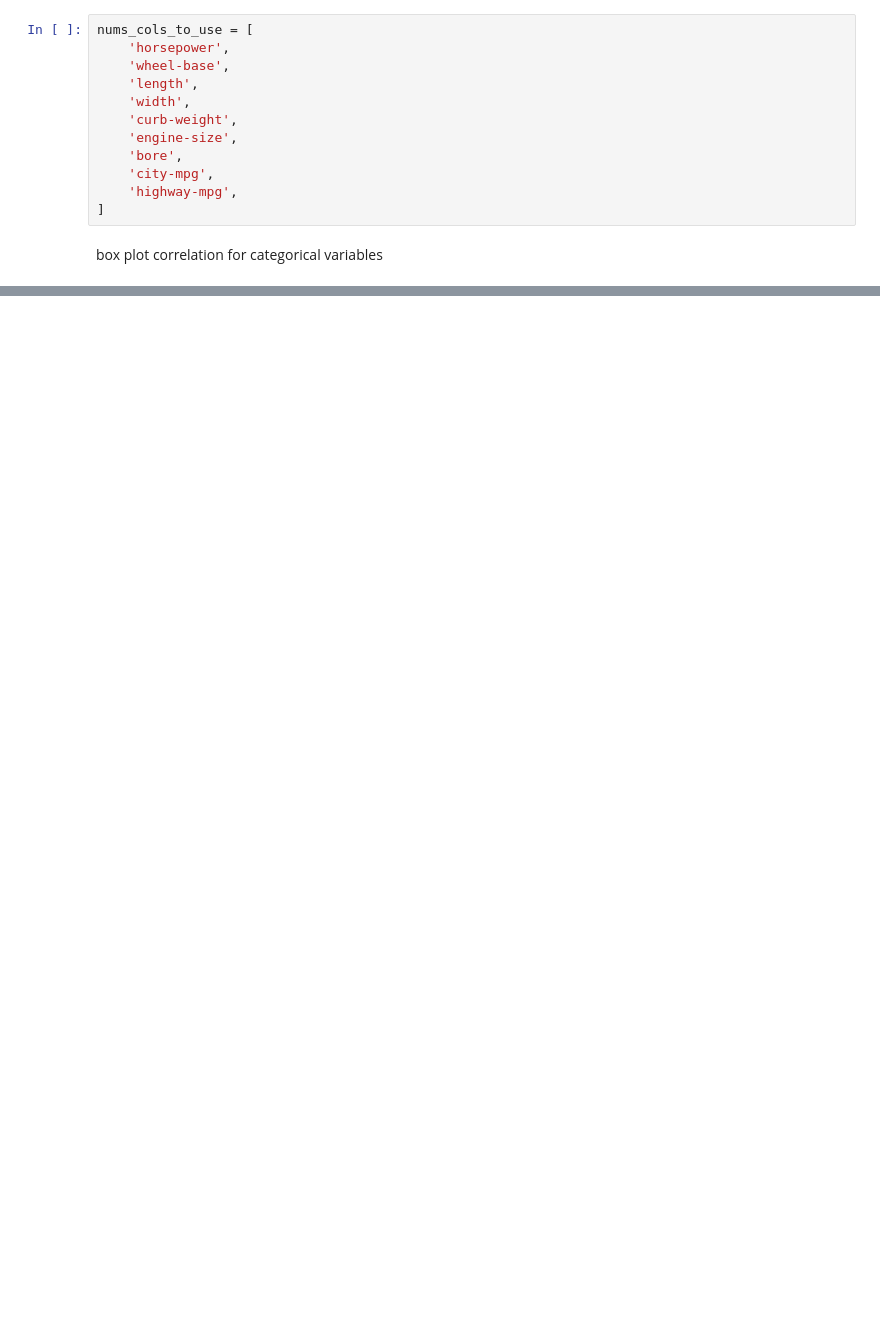
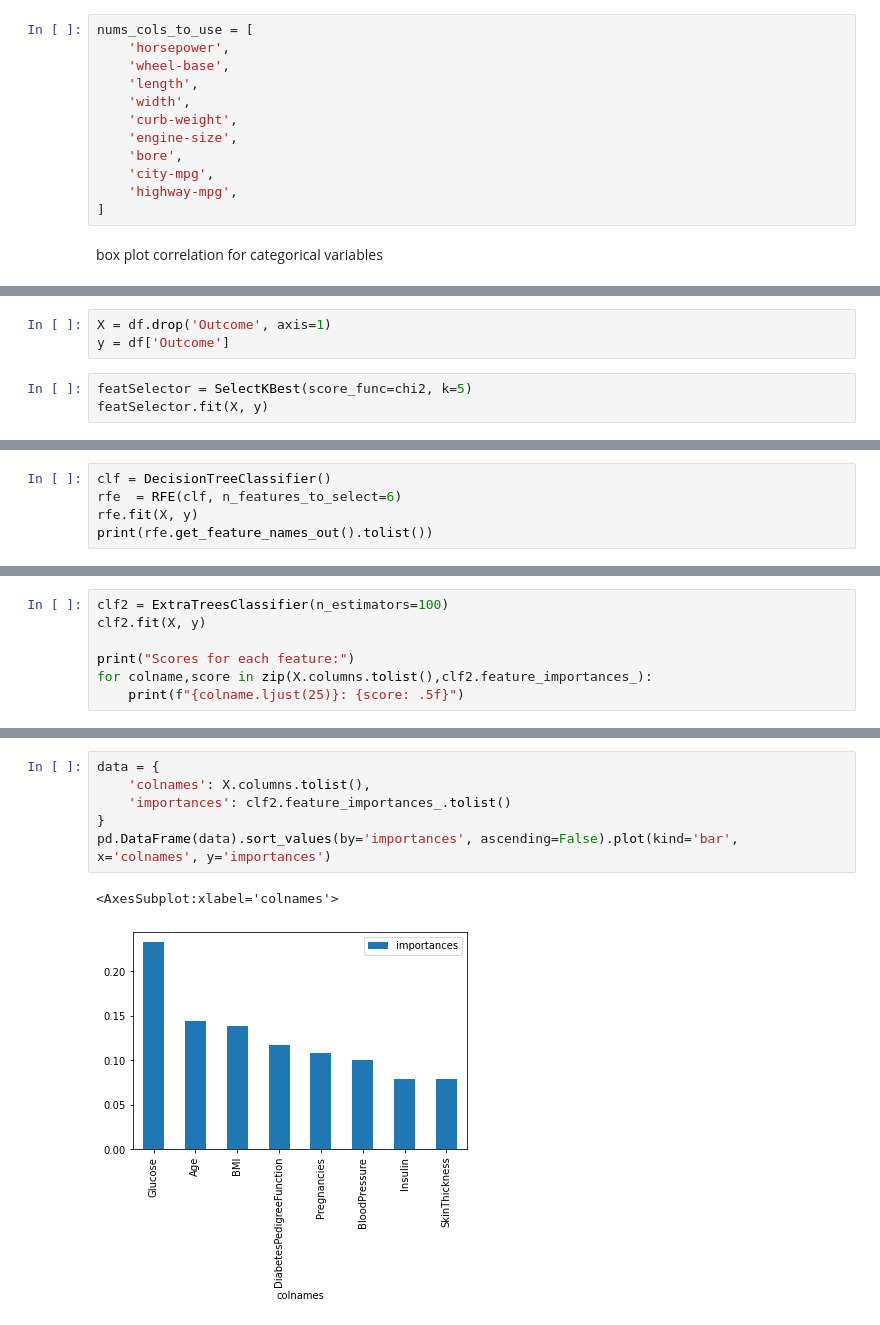
Before and after one commit to digipodium/DP-JUN-ML-200-MTTF, a Jupyter notebook: supervised/feature_selection_technique.ipynb, the cells around one changed output, grey strips where cells are left out. Saved outputs shown, nothing was run; the diff lists cells and outputs as text; blank space fills up the shorter version.

Commit message:
feature selection

```diff
--- a/supervised/feature_selection_technique.ipynb
+++ b/supervised/feature_selection_technique.ipynb
@@ -156,0 +170,6 @@ for col in cat_cols:
+# %%
+X = df.drop('Outcome', axis=1)
+y = df['Outcome']
+# %%
+featSelector = SelectKBest(score_func=chi2, k=5)
+featSelector.fit(X, y)
@@ -156,0 +255,5 @@ for col in cat_cols:
+# %%
+clf = DecisionTreeClassifier()
+rfe  = RFE(clf, n_features_to_select=6)
+rfe.fit(X, y)
+print(rfe.get_feature_names_out().tolist())
@@ -156,0 +297,7 @@ for col in cat_cols:
+# %%
+clf2 = ExtraTreesClassifier(n_estimators=100)
+clf2.fit(X, y)
+
+print("Scores for each feature:")
+for colname,score in zip(X.columns.tolist(),clf2.feature_importances_):
+    print(f"{colname.ljust(25)}: {score: .5f}")
@@ -156,0 +314,9 @@ for col in cat_cols:
+# %%
+data = {
+    'colnames': X.columns.tolist(),
+    'importances': clf2.feature_importances_.tolist()
+}
+pd.DataFrame(data).sort_values(by='importances', ascending=False).plot(kind='bar', x='colnames', y='importances')
+# %% [output]
+<AxesSubplot:xlabel='colnames'>
+[figure, added]
```
Also changed, not shown: parts of 20 cells of this notebook.
